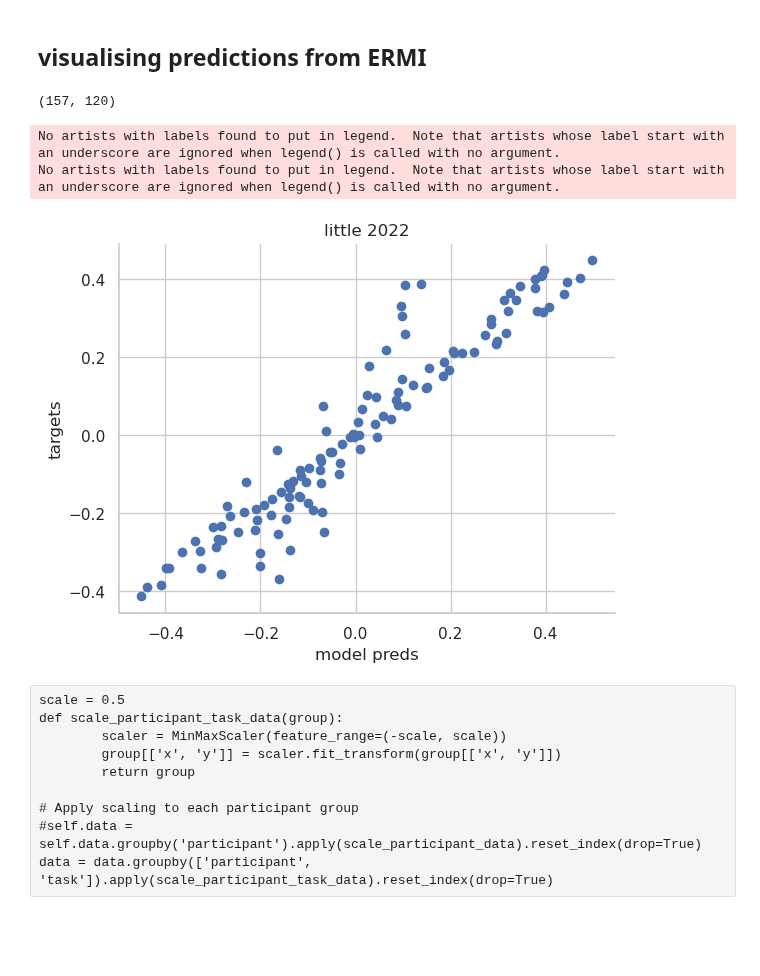
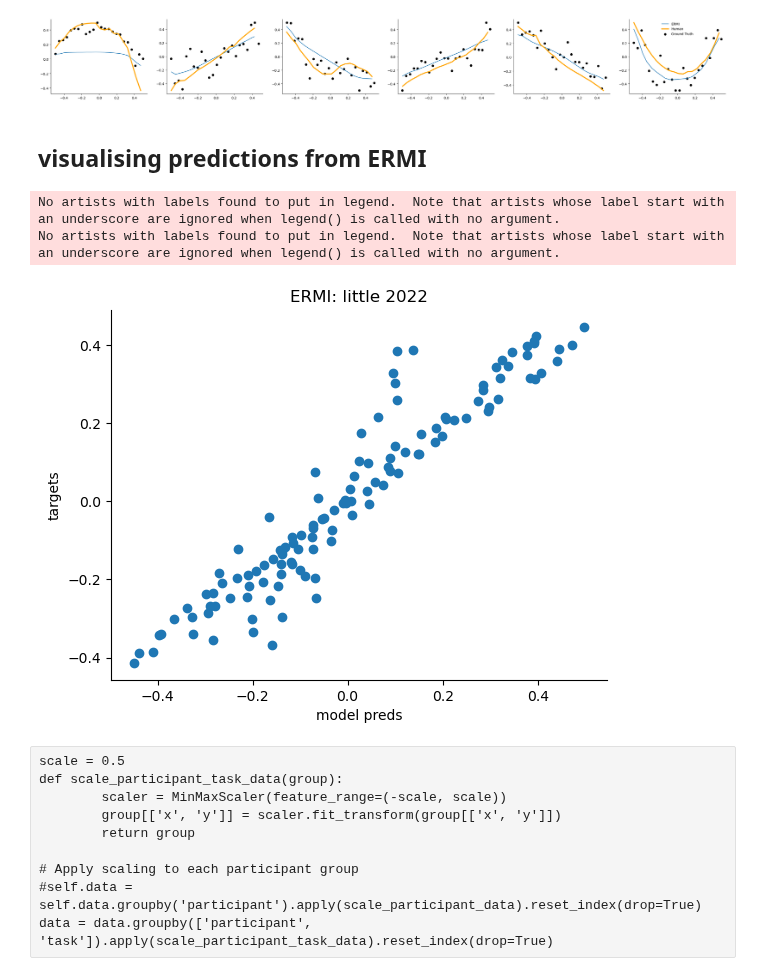
Before and after one commit to akjagadish/ermi, a Jupyter notebook: notebooks/functionlearning.ipynb, the cells around one changed output. Saved outputs shown, nothing was run; the diff lists cells and outputs as text; code cells hidden in the pictures; blank space fills up the shorter version.

```diff
--- a/notebooks/functionlearning.ipynb
+++ b/notebooks/functionlearning.ipynb
@@ -16,27 +74,37 @@ SYS_PATH = '/u/ajagadish/ermi' #'/raven/u/ajagadish/vanilla-llama/'
+# %%
+subject = 67
+num_functions = results_ermi['human_preds'].shape[1]
+num_participants=results_ermi['model_preds'].shape[0]
+fig, axs = plt.subplots(1, num_functions,  figsize=(6*num_functions, 4))
+for function in range(num_functions):
+    axs[function].plot(results_ermi['human_preds'][subject, function, :, 0], results_ermi['model_preds'].reshape(num_participants, 6, 20)[subject, function], label='ERMI')
+    axs[function].plot(results_ermi['human_preds'][subject, function, :, 0], results_ermi['human_preds'][subject, function, :, 1], c='orange', lw=3, label='Human')
+    axs[function].scatter(results_ermi['ground_truth_functions'][subject, function, :, 0],results_ermi['ground_truth_functions'][subject, function, :, 1], c='black', label="Ground Truth")
+plt.legend(frameon=False)
+sns.despine()
+plt.show()
+# %% [output]
+[figure, added]
 # %% [markdown]
 ## visualising predictions from ERMI
-# %%
-results_ermi['model_preds'].shape
-# %% [output]
-(157, 120)
 # %%
 data = pd.read_csv(f'/u/ajagadish/ermi/functionlearning/data/human/little2022functionestimation.csv')
 num_tasks = data.task.max()+1
 policy='greedy'
 results_ermi = np.load(f'/u/ajagadish/ermi/functionlearning/data/model_simulation/task=little2022_experiment=1_source=claude_condition=unknown_loss=nll_paired=False_policy=greedy_ess=None.npz')
 
 plt.scatter(results_ermi['model_preds'].mean(0), results_ermi['targets'].mean(0))
 plt.ylabel('targets')
 plt.xlabel('model preds')
 sns.despine()
 plt.legend(loc='lower right')
-plt.title(f"little 2022")
+plt.title(f"ERMI: little 2022")
 plt.legend(frameon=False)
 plt.show()
 # %% [output]
 No artists with labels found to put in legend.  Note that artists whose label start with an underscore are ignored when legend() is called with no argument.
 No artists with labels found to put in legend.  Note that artists whose label start with an underscore are ignored when legend() is called with no argument.
-[figure, old version]
+[figure, new version]
 # %% [raw]
 scale = 0.5
 def scale_participant_task_data(group):
```
Also changed, not shown: parts of 17 cells of this notebook, 3 other files.
